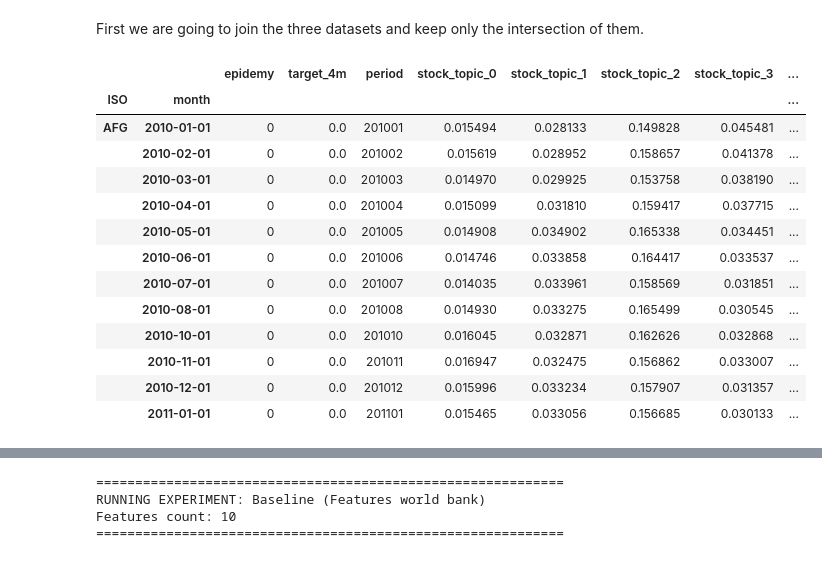
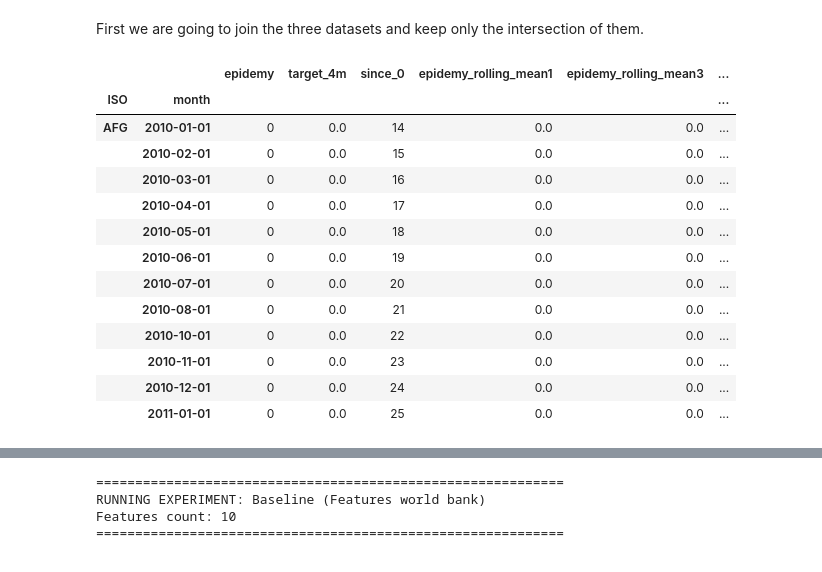
Before and after one commit to ericGutierrezM/forecasting_epidemics, a Jupyter notebook: pipeline.ipynb, the cells around one changed output, grey strips where cells are left out. Saved outputs shown, nothing was run; the diff lists cells and outputs as text; code cells hidden in the pictures.

```diff
--- a/pipeline.ipynb
+++ b/pipeline.ipynb
@@ -547,0 +649,3 @@ text.head(12)
+# %%
+epidemy = pd.read_csv("data/epidemy.csv", index_col=[0,1])
+epidemy.head(12)
@@ -754,6 +873,7 @@ class FeatureEngineer:
 # %%
 regressors = regressors.reset_index().sort_values(by=['ISO', 'month']).reset_index(drop=True)
 text = text.reset_index().sort_values(by=['ISO', 'month']).reset_index(drop=True)
+epidemy = epidemy.reset_index().sort_values(by=['ISO', 'month']).reset_index(drop=True)
 fe = FeatureEngineer(groupby_cols=['ISO'])
 # %% [markdown]
 First the new variables from the world bank variables:
@@ -857,0 +980,4 @@ text.head(12)
+# %%
+epidemy_since = fe.since(epidemy, y_col="epidemy", thresholds=[0], shift_knowledge=0)
+epidemy["since_0"] = epidemy_since["epidemy_since_0"]
+epidemy = fe.rolling_mean(epidemy, y_col="epidemy", windows=[1, 3, 6, 12, 15, 21, 24])
@@ -857,0 +993,3 @@ text.head(12)
+# %%
+epidemy = epidemy.set_index(['ISO', 'month']).sort_index()
+epidemy.head(12)
@@ -860,24 +1013,24 @@ text.head(12)
 # %% [markdown]
 First we are going to join the three datasets and keep only the intersection of them.
 # %%
-final_dataset = pd.concat([epidemy, text, regressors], axis=1, join='inner')
+final_dataset = pd.concat([epidemy, text, regressors, don], axis=1, join='inner')
 final_dataset = final_dataset.sort_index()
 final_dataset.head(12)
 # %% [output]
-|  |  | epidemy | target_4m | period | stock_topic_0 | stock_topic_1 | stock_topic_2 | stock_topic_3 | ... |
-| ISO | month |  |  |  |  |  |  |  | ... |
-| AFG | 2010-01-01 | 0 | 0.0 | 201001 | 0.015494 | 0.028133 | 0.149828 | 0.045481 | ... |
-|  | 2010-02-01 | 0 | 0.0 | 201002 | 0.015619 | 0.028952 | 0.158657 | 0.041378 | ... |
-|  | 2010-03-01 | 0 | 0.0 | 201003 | 0.014970 | 0.029925 | 0.153758 | 0.038190 | ... |
-|  | 2010-04-01 | 0 | 0.0 | 201004 | 0.015099 | 0.031810 | 0.159417 | 0.037715 | ... |
-|  | 2010-05-01 | 0 | 0.0 | 201005 | 0.014908 | 0.034902 | 0.165338 | 0.034451 | ... |
-|  | 2010-06-01 | 0 | 0.0 | 201006 | 0.014746 | 0.033858 | 0.164417 | 0.033537 | ... |
-|  | 2010-07-01 | 0 | 0.0 | 201007 | 0.014035 | 0.033961 | 0.158569 | 0.031851 | ... |
-|  | 2010-08-01 | 0 | 0.0 | 201008 | 0.014930 | 0.033275 | 0.165499 | 0.030545 | ... |
-|  | 2010-10-01 | 0 | 0.0 | 201010 | 0.016045 | 0.032871 | 0.162626 | 0.032868 | ... |
-|  | 2010-11-01 | 0 | 0.0 | 201011 | 0.016947 | 0.032475 | 0.156862 | 0.033007 | ... |
-|  | 2010-12-01 | 0 | 0.0 | 201012 | 0.015996 | 0.033234 | 0.157907 | 0.031357 | ... |
-|  | 2011-01-01 | 0 | 0.0 | 201101 | 0.015465 | 0.033056 | 0.156685 | 0.030133 | ... |
+|  |  | epidemy | target_4m | since_0 | epidemy_rolling_mean1 | epidemy_rolling_mean3 | ... |
+| ISO | month |  |  |  |  |  | ... |
+| AFG | 2010-01-01 | 0 | 0.0 | 14 | 0.0 | 0.0 | ... |
+|  | 2010-02-01 | 0 | 0.0 | 15 | 0.0 | 0.0 | ... |
+|  | 2010-03-01 | 0 | 0.0 | 16 | 0.0 | 0.0 | ... |
+|  | 2010-04-01 | 0 | 0.0 | 17 | 0.0 | 0.0 | ... |
+|  | 2010-05-01 | 0 | 0.0 | 18 | 0.0 | 0.0 | ... |
+|  | 2010-06-01 | 0 | 0.0 | 19 | 0.0 | 0.0 | ... |
+|  | 2010-07-01 | 0 | 0.0 | 20 | 0.0 | 0.0 | ... |
+|  | 2010-08-01 | 0 | 0.0 | 21 | 0.0 | 0.0 | ... |
+|  | 2010-10-01 | 0 | 0.0 | 22 | 0.0 | 0.0 | ... |
+|  | 2010-11-01 | 0 | 0.0 | 23 | 0.0 | 0.0 | ... |
+|  | 2010-12-01 | 0 | 0.0 | 24 | 0.0 | 0.0 | ... |
+|  | 2011-01-01 | 0 | 0.0 | 25 | 0.0 | 0.0 | ... |
 # %%
 final_dataset.isna().sum()
 # %% [output]
```
Also changed, not shown: parts of 14 cells of this notebook, 2 other files.
